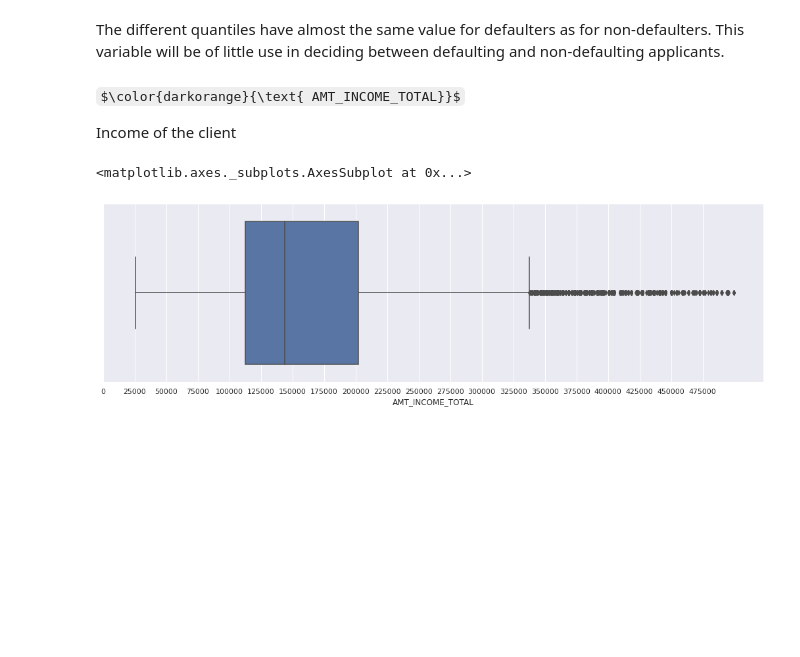
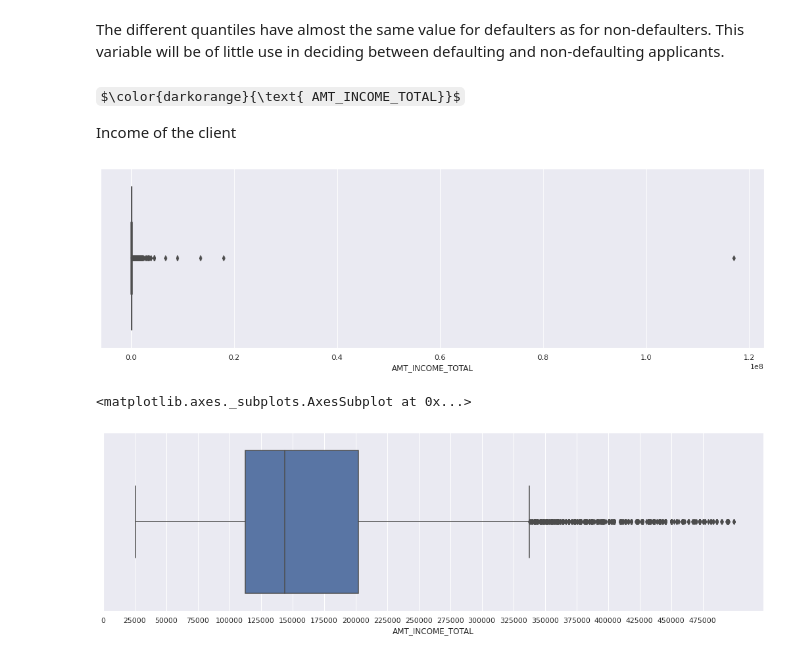
Before and after one commit to Azimoj/Credit-scoring, a Jupyter notebook: Credit_scoring_EDA.ipynb, the cells around one changed output. Saved outputs shown, nothing was run; the diff lists cells and outputs as text; code cells hidden in the pictures; some formulas as TeX source; blank space fills up the shorter version.

```diff
--- a/Credit_scoring_EDA.ipynb
+++ b/Credit_scoring_EDA.ipynb
@@ -663,6 +631,11 @@ This variable will be of little use in deciding between defaulting and non-defau
 $\color{darkorange}{\text{ AMT_INCOME_TOTAL}}$
 
 Income of the client
+# %%
+sns.set(rc={'figure.figsize':(18,5)})
+ax = sns.boxplot(x= app_train['AMT_INCOME_TOTAL'])
+# %% [output]
+[figure, added]
 # %%
 sns.set(rc={'figure.figsize':(18,5)})
 ax = sns.boxplot(x= app_train[app_train.AMT_INCOME_TOTAL < 0.05e+07]['AMT_INCOME_TOTAL'])
```
Also changed, not shown: parts of 16 cells of this notebook.
